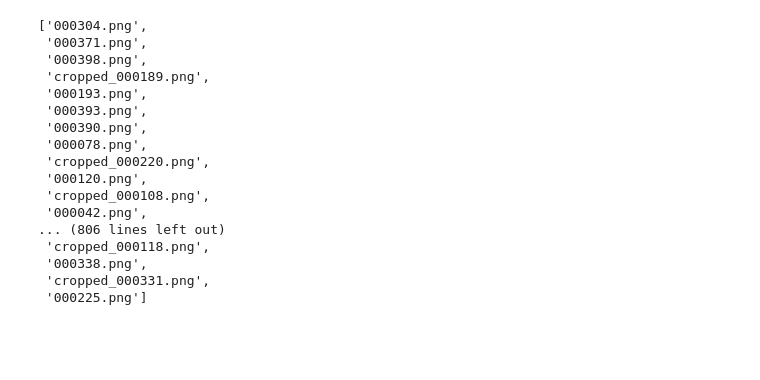
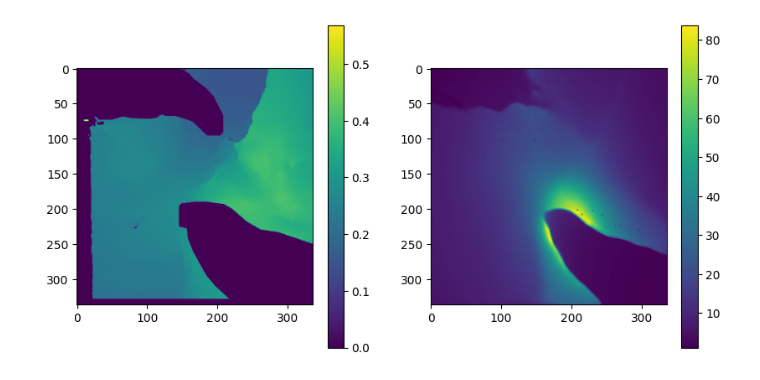
Before and after one commit to nasrelkad/SurgeSplam_deformation, a Jupyter notebook: eval.ipynb, the cells around one changed output. Drawn from its saved outputs; the diff is of its cells as text; code cells hidden in the pictures; blank space fills up the shorter version.

```diff
--- a/eval.ipynb
+++ b/eval.ipynb
@@ -30,7 +30,7 @@ w2c = torch.tensor([[ 1.0000e+00,  6.5711e-11,  2.3283e-10,  0.0000e+00],
 cam = setup_camera(336,336, intrinsics.cpu().numpy(), w2c.detach().cpu().numpy(), use_simplification=True)
 # %%
 exp = 1
-params_np = np.load(f'/media/thesis_ssd/code/EndoGSLAM/EndoGSLAM/experiments/SCARED_LONG_7/dataset_5/keyframe_4/params.npz',allow_pickle=True)
+params_np = np.load(f'experiments/EndoNerf pulling_deform_simple_33/pulling_deform_simple_33/params.npz',allow_pickle=True)
 params={}
 for key in params_np.keys():
     try:
@@ -145,7 +145,7 @@ def deform_gaussians(params, time, deform_grad, N=5,deformation_type = 'gaussian
 
     return xyz, rots, scales,opacities, colors
 for i in range(params['cam_trans'].shape[-1]):
-    params['cam_trans'][...,i][...,-1] += 2
+    params['cam_trans'][...,i][...,-1] += 0
 
 for id in range(params['cam_unnorm_rots'].shape[-1]):
     local_means,local_rots,local_scales,local_opacities,local_colors = deform_gaussians(params,id,deform_grad = True,deformation_type='simple')
@@ -174,7 +174,7 @@ for id in range(params['cam_unnorm_rots'].shape[-1]):
 
     #  rendervar['means3D'].retain_grad()
 
-    depth_sil_rendervar = transformed_params2depthplussilhouette(params, w2c,
+    depth_sil_rendervar = transformed_GRNparams2depthplussilhouette(params, w2c,
                                             transformed_pts,local_rots,local_scales,local_opacities)
 
 
@@ -257,24 +257,24 @@ torch.Size([1, 3, 409])
 #     image_cropped = image[75:-75, 300:-300]
 
 #     cv2.imwrite(os.path.join('/media/thesis_ssd/code/EndoGSLAM/EndoGSLAM/data/RARP/frames', f'cropped_{image_path}'), image_cropped)
-# %%
-image_paths = os.listdir('/media/thesis_ssd/code/EndoGSLAM/EndoGSLAM/data/RARP/frames/')
-image_paths[2:]
-# %% [output]
-['000304.png',
- '000371.png',
- '000398.png',
- 'cropped_000189.png',
- '000193.png',
- '000393.png',
- '000390.png',
- '000078.png',
- 'cropped_000220.png',
- '000120.png',
- 'cropped_000108.png',
- '000042.png',
-... (806 lines left out)
- 'cropped_000118.png',
- '000338.png',
- 'cropped_000331.png',
- '000225.png']
+# %%
+import matplotlib.pyplot as plt
+import numpy as np
+import cv2
+# gt_depth = np.load('/media/thesis_ssd/data/Endonerf/pulling_soft_tissues-20241203T074946Z-001/pulling_soft_tissues/depth/depth_frame-000062.npz')
+# gt_depth = gt_depth['data']
+gt_depth = cv2.imread('/media/thesis_ssd/data/Endonerf/pulling_soft_tissues-20241203T074946Z-001/pulling_soft_tissues/depth/frame-000062.depth.png', cv2.IMREAD_GRAYSCALE)
+gt_depth = cv2.resize(gt_depth, (336, 336))
+gt_depth = torch.tensor(gt_depth).unsqueeze(0)/255.0
+predicted_depth,_,_ = Renderer(raster_settings=cam)(**depth_sil_rendervar)
+predicted_depth = predicted_depth[0,:,:].unsqueeze(0).cpu().detach()
+
+
+fig,ax = plt.subplots(1,2,figsize=(10,5))
+im0 = ax[0].imshow(gt_depth.squeeze())
+im1 = ax[1].imshow(predicted_depth.squeeze().cpu().detach().numpy())
+plt.colorbar(im0, ax=ax[0])
+plt.colorbar(im1, ax=ax[1])
+plt.show()
+# %% [output]
+[figure, added]
```
Also changed, not shown: parts of 13 cells of this notebook, 4 other files.
